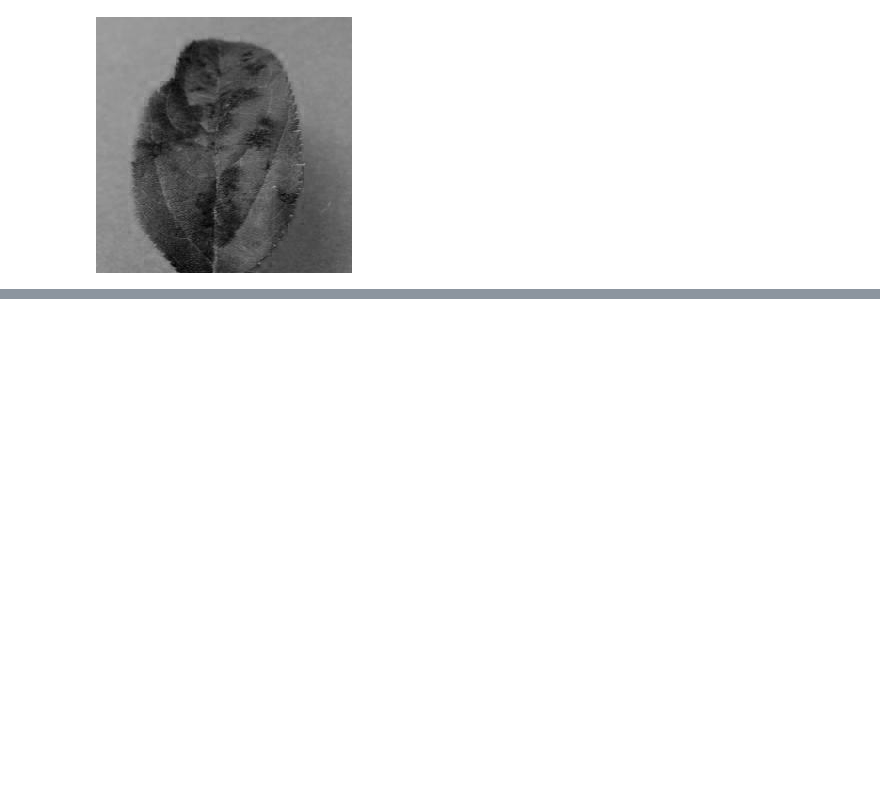
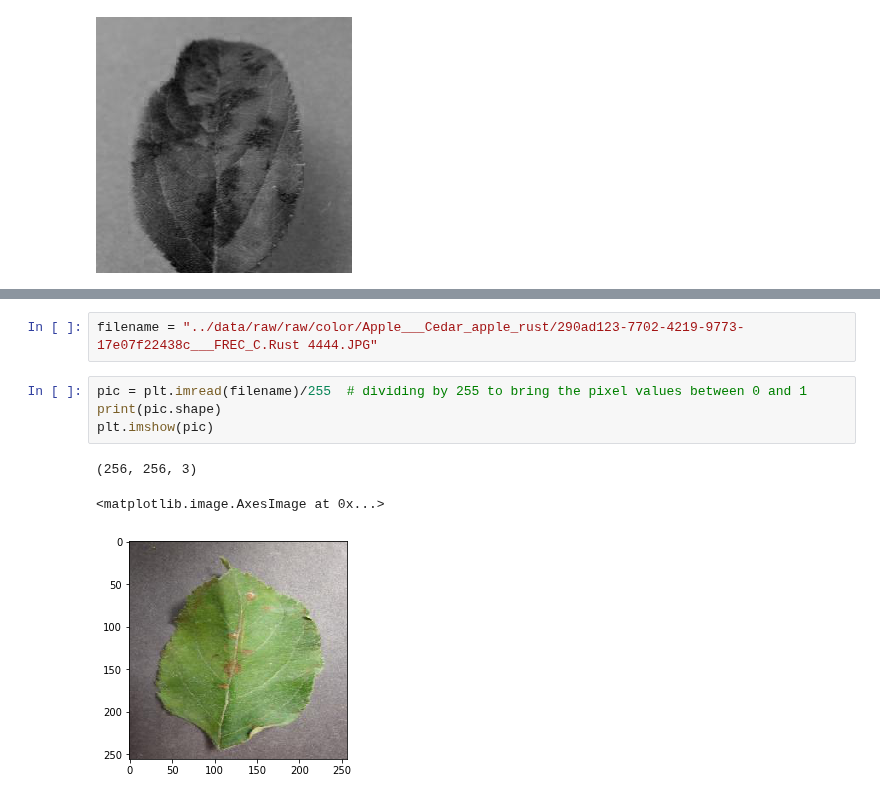
Before and after one commit to bitjockey42/ikapati-research, a Jupyter notebook: notebooks/1.0-agj-data-exploration.ipynb, the cells around one changed output, grey strips where cells are left out. Saved outputs shown, nothing was run; the diff lists cells and outputs as text; blank space fills up the shorter version.

```diff
--- a/notebooks/1.0-agj-data-exploration.ipynb
+++ b/notebooks/1.0-agj-data-exploration.ipynb
@@ -278,0 +266,10 @@ BAND B
+# %%
+filename = "../data/raw/raw/color/Apple___Cedar_apple_rust/290ad123-7702-4219-9773-17e07f22438c___FREC_C.Rust 4444.JPG"
+# %%
+pic = plt.imread(filename)/255  # dividing by 255 to bring the pixel values between 0 and 1
+print(pic.shape)
+plt.imshow(pic)
+# %% [output]
+(256, 256, 3)
+<matplotlib.image.AxesImage at 0x...>
+[figure, added]
```
Also changed, not shown: parts of 29 cells of this notebook.
